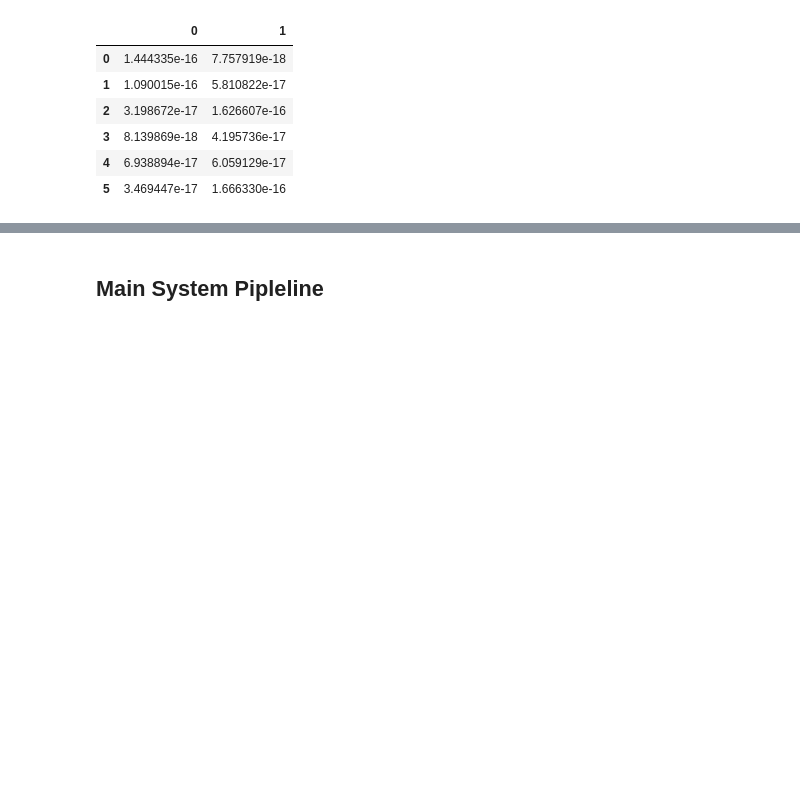
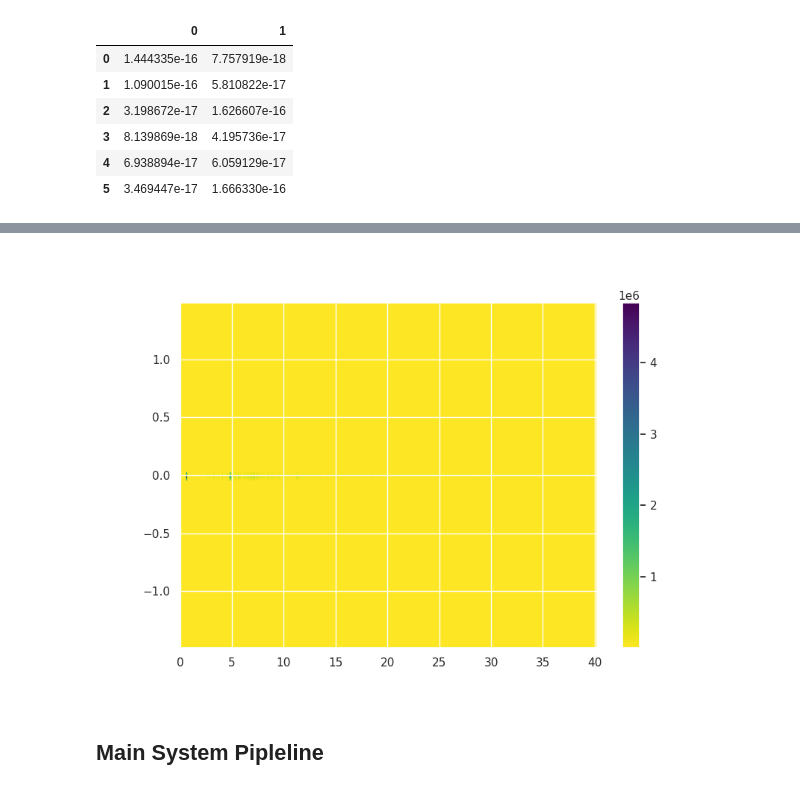
Before and after one commit to Muaz231/FluID-Python, a Jupyter notebook: FluidID_clean.ipynb, the cells around one changed output, grey strips where cells are left out. Saved outputs shown, nothing was run; the diff lists cells and outputs as text; code cells hidden in the pictures; blank space fills up the shorter version.

```diff
--- a/FluidID_clean.ipynb
+++ b/FluidID_clean.ipynb
@@ -586,3 +661,21 @@ plt.show()
+# %%
+# Angle-FFT approach
+dat = clean_data
+fcfg = FrameConfig()
+
+Rfft = rangeFFT(dat,fcfg)
+peak_ind = np.argmax(np.abs(Rfft),axis=4)
+
+Dfft = dopplerFFT(Rfft,fcfg)
+# %%
+test_frame = Dfft[0,1,:,:,:]
+plt.figure('new figure',figsize=(9,6),clear=True)
+plt.imshow(np.abs(test_frame[0,:,:].squeeze()),cmap=plt.cm.viridis_r,interpolation='none',aspect='auto',extent=[(f_axis*freq2range_factor)[0],(f_axis*freq2range_factor)[-1],-cfg.MAX_DOPPLER/2,cfg.MAX_DOPPLER/2])
+plt.colorbar()
+mplcursors.cursor(plt.gca(),multiple=True)
+plt.show()
+# %% [output]
+[figure, added]
 # %% [markdown]
 ## Main System Pipleline
 # %%
```
Also changed, not shown: parts of 9 cells of this notebook.
